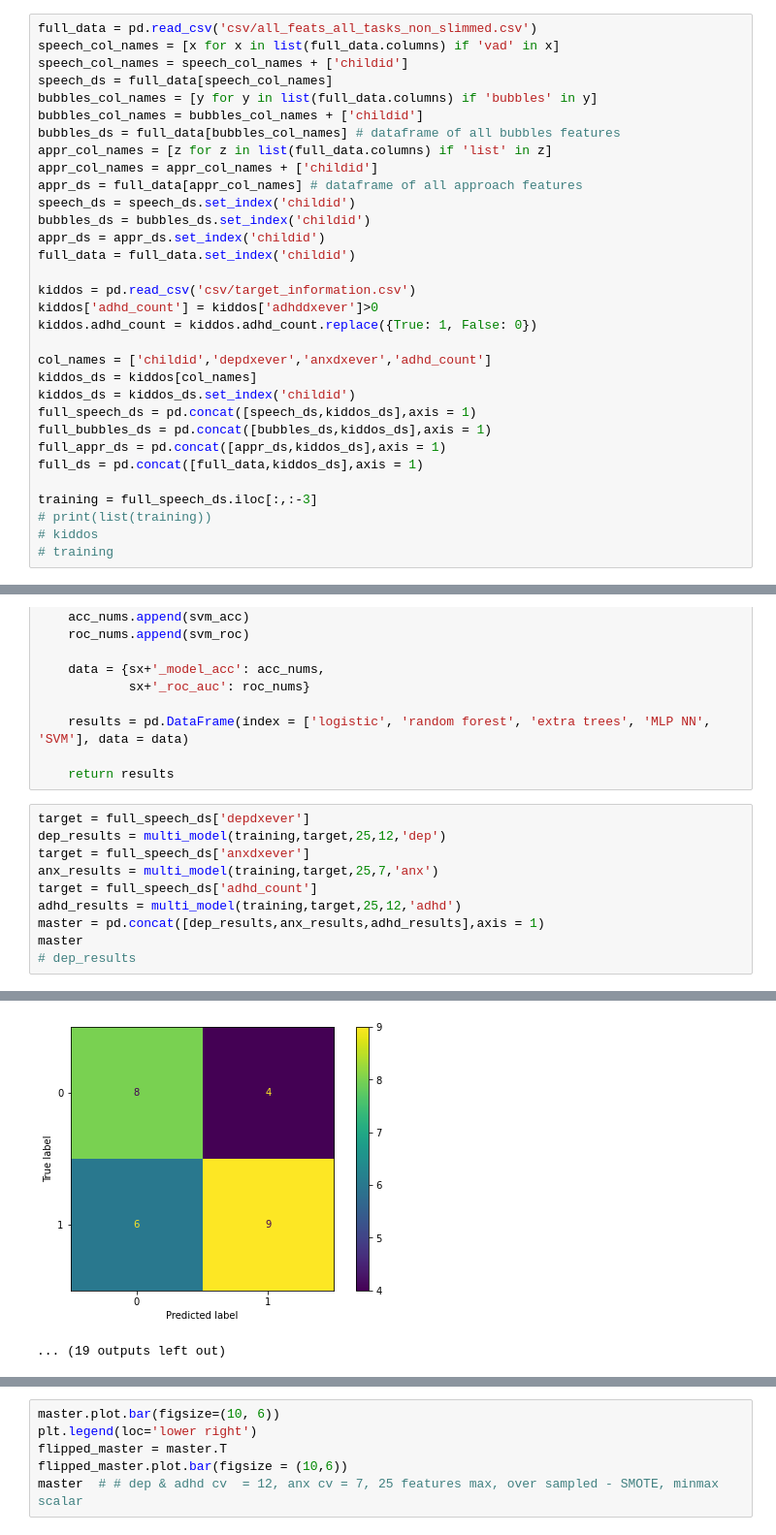
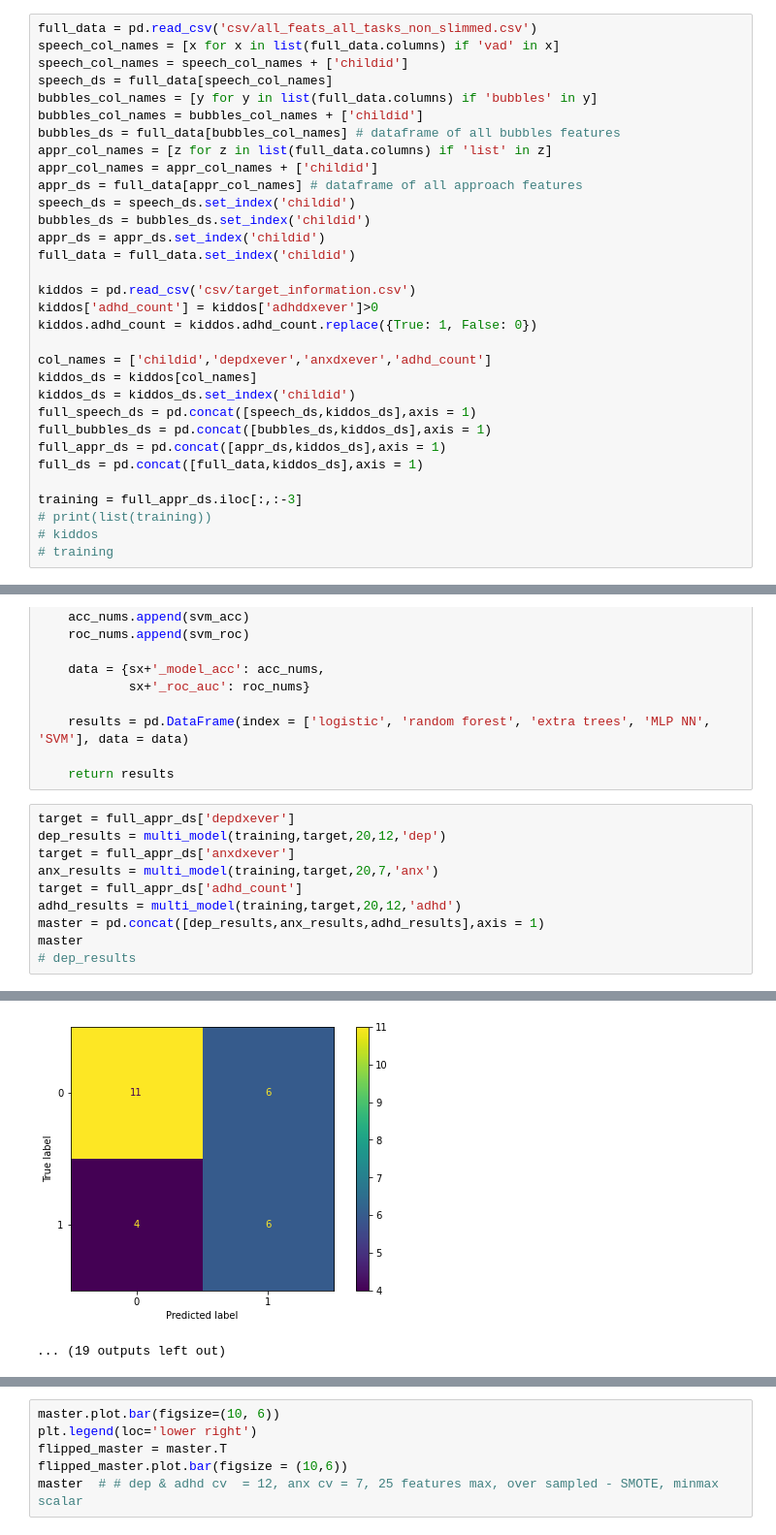
Before and after one commit to kdm004/cs287_project, a Jupyter notebook: kids study.ipynb, the cells around one changed output, grey strips where cells are left out. Shown at 97% size. Cells and saved outputs as stored; diff of their text form.

Commit message:
ran more models

```diff
--- a/kids study.ipynb
+++ b/kids study.ipynb
@@ -53,7 +56,7 @@ full_bubbles_ds = pd.concat([bubbles_ds,kiddos_ds],axis = 1)
 full_appr_ds = pd.concat([appr_ds,kiddos_ds],axis = 1)
 full_ds = pd.concat([full_data,kiddos_ds],axis = 1)
 
-training = full_speech_ds.iloc[:,:-3]
+training = full_appr_ds.iloc[:,:-3]
 # print(list(training))
 # kiddos
 # training
@@ -230,12 +233,12 @@ def multi_model(training: pd.DataFrame, target: pd.DataFrame, num_feats: int, cv
 
     return results
 # %%
-target = full_speech_ds['depdxever']
-dep_results = multi_model(training,target,25,12,'dep')
-target = full_speech_ds['anxdxever']
-anx_results = multi_model(training,target,25,7,'anx')
-target = full_speech_ds['adhd_count']
-adhd_results = multi_model(training,target,25,12,'adhd')
+target = full_appr_ds['depdxever']
+dep_results = multi_model(training,target,20,12,'dep')
+target = full_appr_ds['anxdxever']
+anx_results = multi_model(training,target,20,7,'anx')
+target = full_appr_ds['adhd_count']
+adhd_results = multi_model(training,target,20,12,'adhd')
 master = pd.concat([dep_results,anx_results,adhd_results],axis = 1)
 master
 # dep_results
@@ -270,2 +273,2 @@ The ROC AUC:  0.5611111111111111
-[figure, old version]
+[figure, new version]
 ... (19 outputs left out)
```
Also changed, not shown: parts of 19 cells of this notebook, 26 other files.
